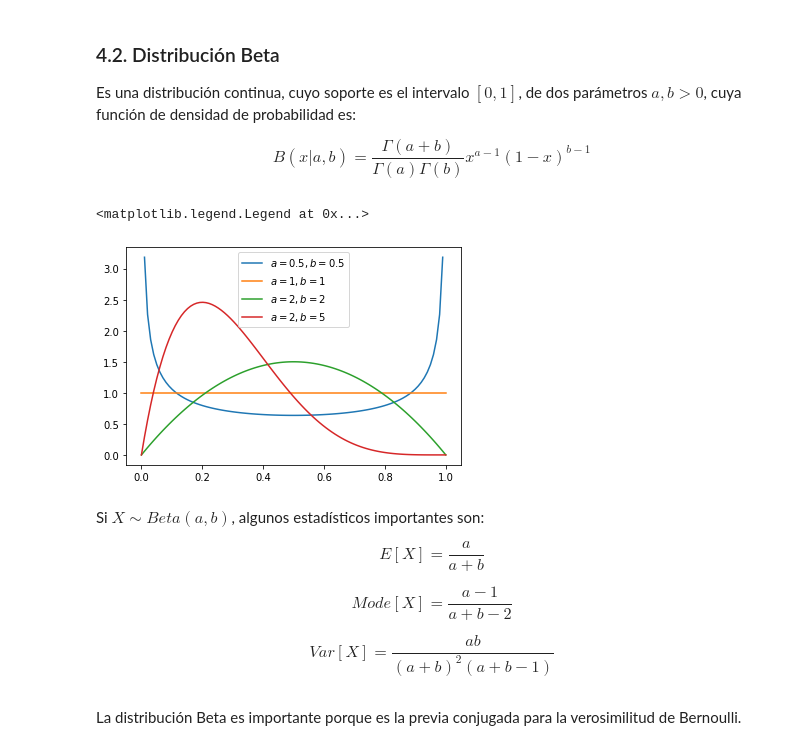
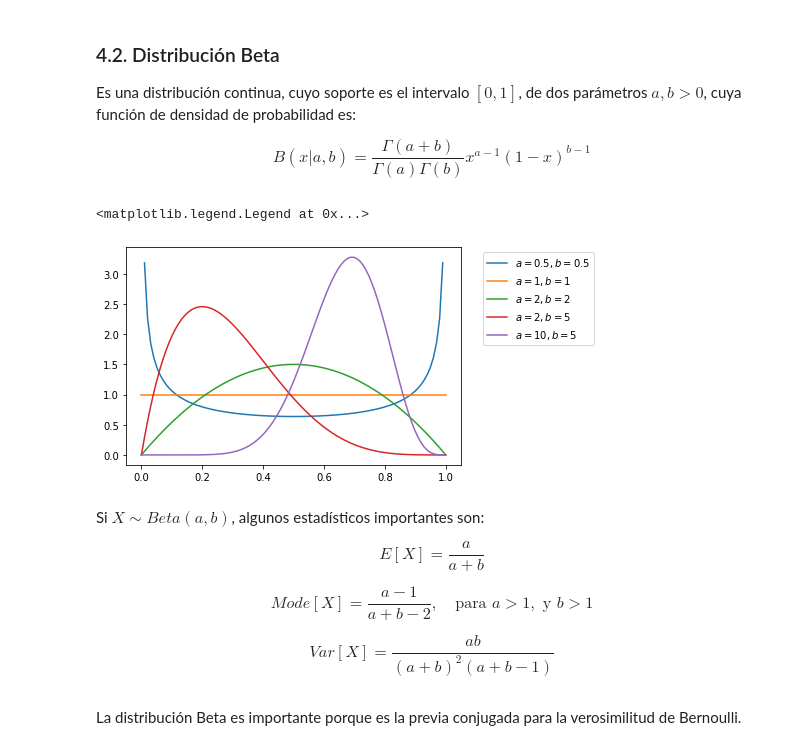
Before and after one commit to luismaria8992ramirez/mebo2021, a Jupyter notebook: modulo1/tema4/1_bayes_previa_conjugadas.ipynb, the cells around one changed output. Drawn from its saved outputs; the diff is of its cells as text; code cells hidden in the pictures.

```diff
--- a/modulo1/tema4/1_bayes_previa_conjugadas.ipynb
+++ b/modulo1/tema4/1_bayes_previa_conjugadas.ipynb
@@ -342,14 +339,15 @@ from scipy.stats import beta
 # %%
 # Graficar para diferentes valores de a y b
 x = np.linspace(0, 1, 100)
 plt.plot(x, beta.pdf(x, a=0.5, b=0.5), label="$a=0.5, b=0.5$")
 plt.plot(x, beta.pdf(x, a=1, b=1), label="$a=1, b=1$")
 plt.plot(x, beta.pdf(x, a=2, b=2), label="$a=2, b=2$")
 plt.plot(x, beta.pdf(x, a=2, b=5), label="$a=2, b=5$")
-plt.legend()
+plt.plot(x, beta.pdf(x, a=10, b=5), label="$a=10, b=5$")
+plt.legend(loc="upper left", bbox_to_anchor=(1.05, 1))
 # %% [output]
 <matplotlib.legend.Legend at 0x...>
-[figure, old version]
+[figure, new version]
 # %% [markdown]
 Si $X \sim Beta(a, b)$, algunos estadísticos importantes son:
 
@@ -358,7 +356,7 @@ E[X] = \frac{a}{a + b}
 $$
 
 $$
-Mode[X] = \frac{a - 1}{a + b - 2}
+Mode[X] = \frac{a - 1}{a + b - 2}, \quad \text{para } a > 1, \text{ y } b > 1
 $$
 
 $$
```
Also changed, not shown: parts of 25 cells of this notebook, 1 other file.
